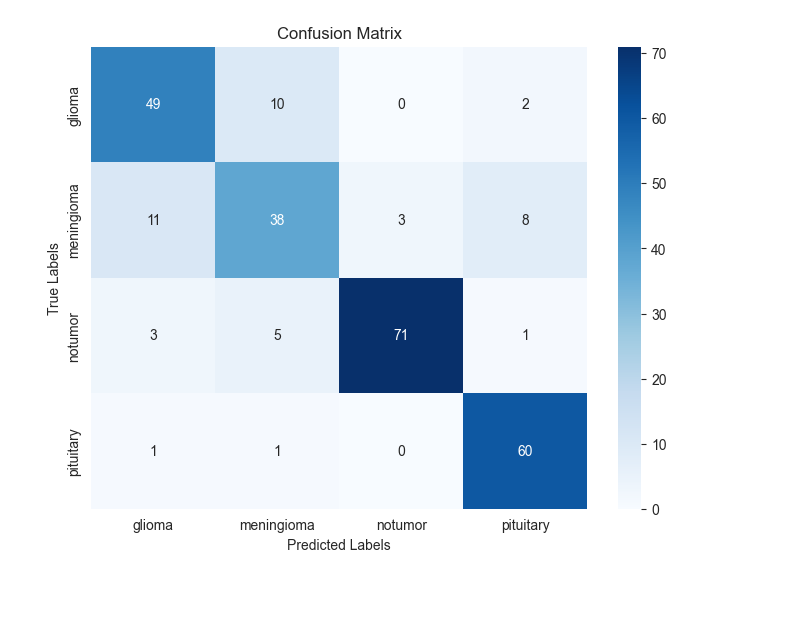
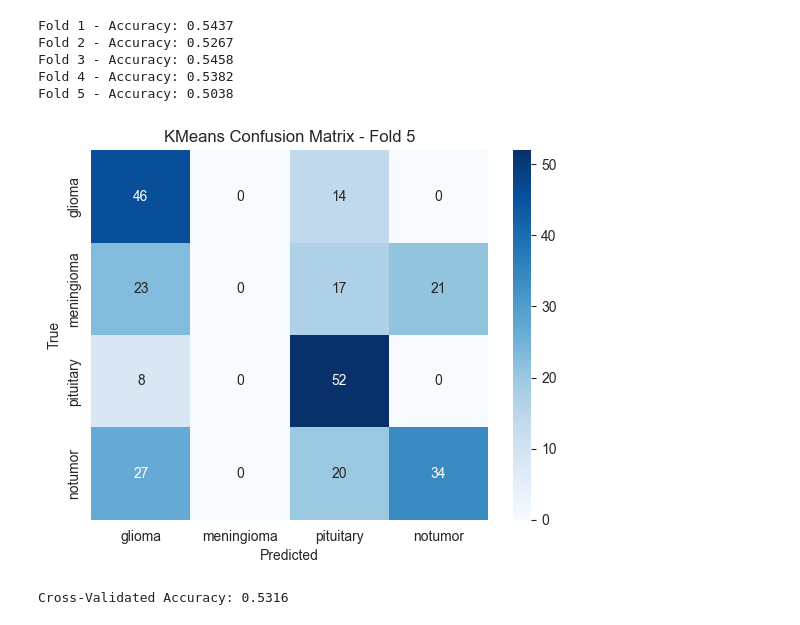
Before and after one commit to Mohammedks713/ISYE6740_Project, a Jupyter notebook: data_exploration.ipynb, the cells around one changed output. Cells and saved outputs as stored; diff of their text form; code cells hidden in the pictures; blank space fills up the shorter version.

```diff
--- a/data_exploration.ipynb
+++ b/data_exploration.ipynb
@@ -169,10 +55,61 @@ class_labels = np.unique(label_encoder.classes_)
 # %%
-# Plot the confusion matrix
-plt.figure(figsize=(8, 6))
-sns.heatmap(conf_matrix, annot=True, fmt='d', cmap='Blues', xticklabels=class_labels, yticklabels=class_labels)
-plt.xlabel('Predicted Labels')
-plt.ylabel('True Labels')
-plt.title('Confusion Matrix')
-plt.show()
+# Helper function for confusion matrix visualization
+def plot_confusion_matrix(y_true, y_pred, title):
+    cm = confusion_matrix(y_true, y_pred)
+    sns.heatmap(cm, annot=True, fmt='d', cmap='Blues', xticklabels=label_map.keys(), yticklabels=label_map.keys())
+    plt.title(title)
+    plt.xlabel('Predicted')
+    plt.ylabel('True')
+    plt.show()
-# %% [output]
-[figure, removed]
+# %%
+scaler = MaxAbsScaler()
+X_scaled = scaler.fit_transform(X_flat)
+# %%
+# Perform KMeans clustering with cross-validation
+def perform_kmeans_with_cv(X_flat, y, n_clusters=4, n_splits=5):
+    skf = StratifiedKFold(n_splits=n_splits, shuffle=True, random_state=6740)
+    accuracies = []
+
+    for fold, (train_index, test_index) in enumerate(skf.split(X_flat, y)):
+        # Split into train and validation sets
+        X_train, X_test = X_flat[train_index], X_flat[test_index]
+        y_train, y_test = y[train_index], y[test_index]
+
+        # Apply KMeans clustering on the training data
+        kmeans = KMeans(n_clusters=n_clusters, random_state=6740)
+        train_clusters = kmeans.fit_predict(X_train)
+
+        # Determine the majority class for each cluster
+        cluster_labels = {}
+        for cluster_id in range(n_clusters):
+            cluster_points = y_train[train_clusters == cluster_id]
+            majority_class = np.bincount(cluster_points).argmax()  # Find majority label in each cluster
+            cluster_labels[cluster_id] = majority_class
+
+        # Predict labels for validation data based on the closest cluster
+        test_clusters = kmeans.predict(X_test)
+        y_pred = np.array([cluster_labels[cluster] for cluster in test_clusters])
+
+        # Calculate accuracy for the fold and store it
+        accuracy = accuracy_score(y_test, y_pred)
+        accuracies.append(accuracy)
+        print(f"Fold {fold + 1} - Accuracy: {accuracy:.4f}")
+
+        # Plot confusion matrix for the last fold
+        if fold == n_splits - 1:
+            plot_confusion_matrix(y_test, y_pred, f"KMeans Confusion Matrix - Fold {fold + 1}")
+
+    # Print average accuracy over all folds
+    mean_accuracy = np.mean(accuracies)
+    print(f"\nCross-Validated Accuracy: {mean_accuracy:.4f}")
+# %%
+# Run KMeans with cross-validation
+perform_kmeans_with_cv(X_flat=X_scaled, y=y_encoded, n_clusters=4, n_splits=5)
+# %% [output]
+Fold 1 - Accuracy: 0.5437
+Fold 2 - Accuracy: 0.5267
+Fold 3 - Accuracy: 0.5458
+Fold 4 - Accuracy: 0.5382
+Fold 5 - Accuracy: 0.5038
+[figure, added]
+Cross-Validated Accuracy: 0.5316
```
Also changed, not shown: parts of 15 cells of this notebook.
